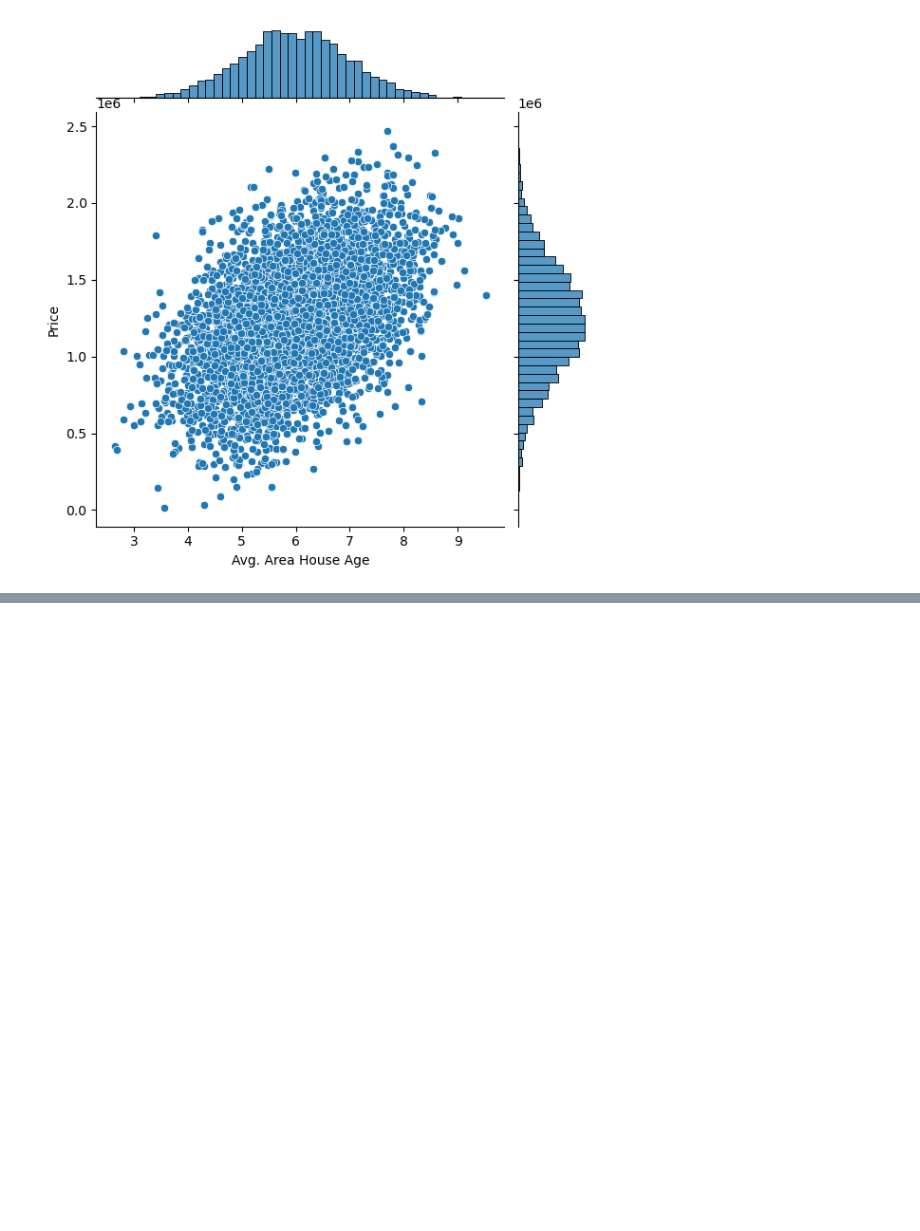
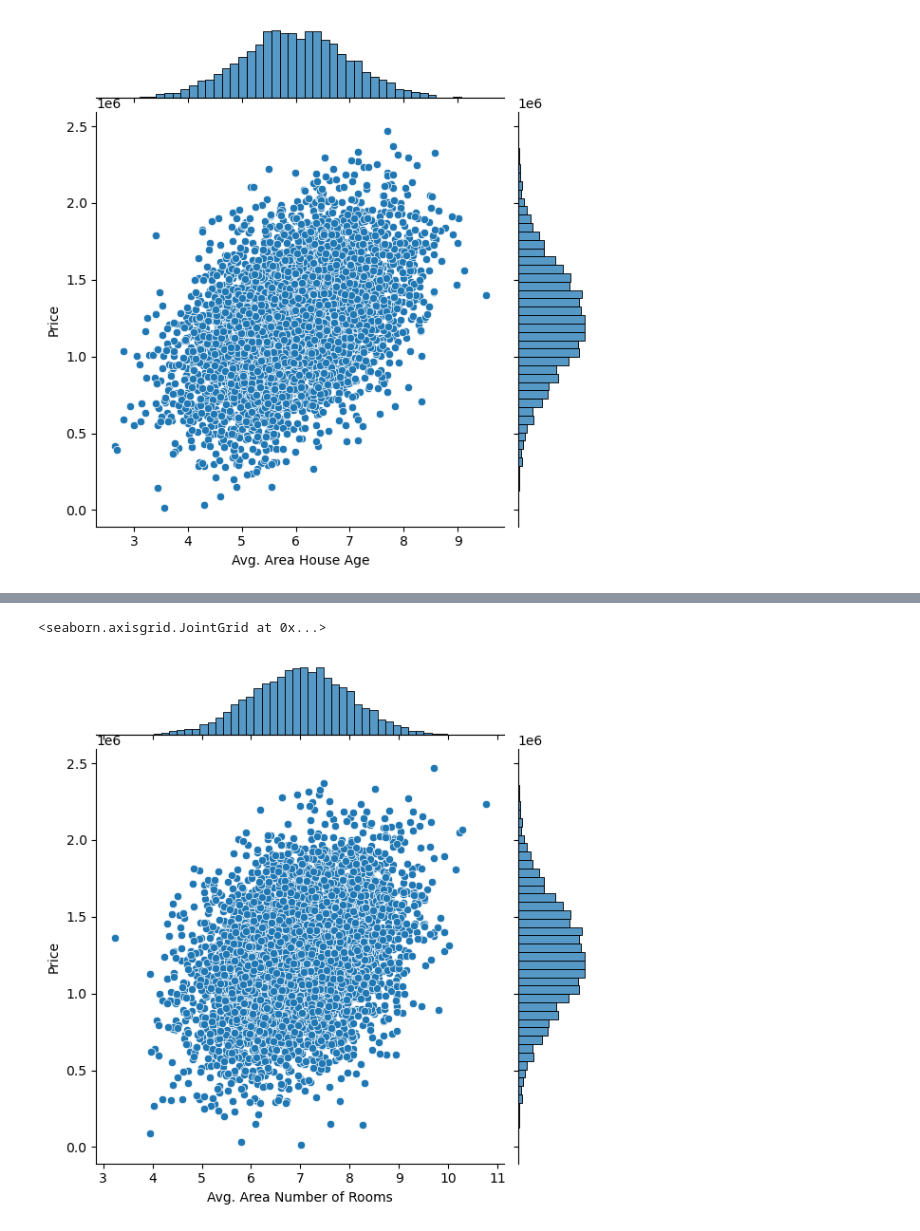
Before and after one commit to seerraa16/USA, a Jupyter notebook: Codigo.ipynb, the cells around one changed output, grey strips where cells are left out. Cells and saved outputs as stored; diff of their text form; code cells hidden in the pictures; blank space fills up the shorter version.

```diff
--- a/Codigo.ipynb
+++ b/Codigo.ipynb
@@ -66,0 +73,6 @@ plt.show()
+# %%
+#comparamos el numero de dormitorios con el precio
+sns.jointplot(x='Avg. Area Number of Rooms', y='Price', data=df_datos)
+# %% [output]
+<seaborn.axisgrid.JointGrid at 0x...>
+[figure, added]
```
Also changed, not shown: parts of 4 cells of this notebook.
